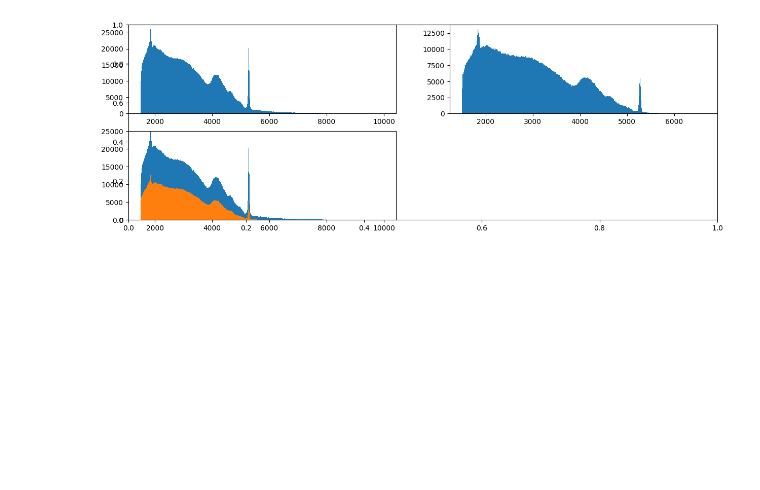
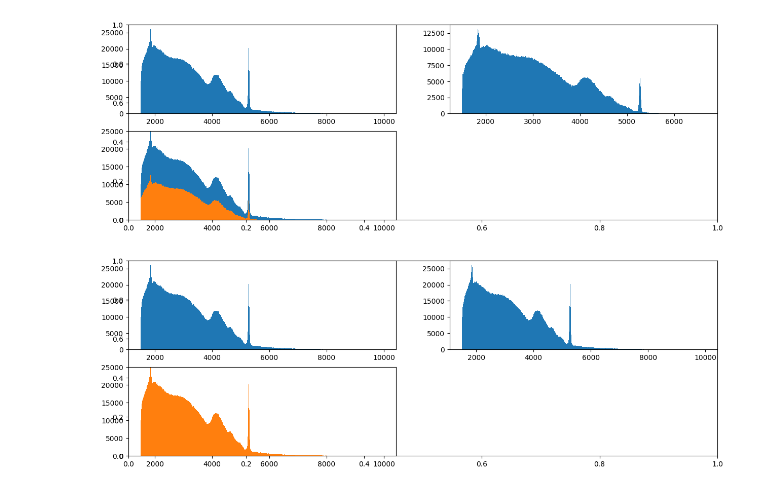
Before and after one commit to NikaSza/Project-116, a Jupyter notebook: elliot-jupyter-notebook.ipynb, the cells around one changed output. Saved outputs shown, nothing was run; the diff lists cells and outputs as text; code cells hidden in the pictures; blank space fills up the shorter version.

Commit message:
Added PlotHelper class

```diff
--- a/elliot-jupyter-notebook.ipynb
+++ b/elliot-jupyter-notebook.ipynb
@@ -149,15 +149,48 @@ class Events:
 
 
         self.df = self.df.query(f"{var} == {boolean}")
+
+class PlotHelper:
+    def __init__(self, events):
+        self.events = events        # Takes in an Events object so PlotHelper can access its data
+
+    def draw_plots(self):
+        '''Placeholder function, all of this will be replaced'''
+        arr_before = events.original_df[events.base_var]
+        arr_after = events.df[events.base_var]
+
+        plt.subplots(figsize=(15, 5))
+        plt.subplot(2,2,1)
+        plt_before = plt.hist(arr_before, bins=500)
+
+        plt.subplot(2,2,2)
+        plt_after = plt.hist(arr_after, bins=500)
+
+        plt.subplot(2,2,3)
+        plt_before = plt.hist(arr_before, bins=500)
+        plt_after = plt.hist(arr_after, bins=500)
+
+        plt.ylim(0,25000)
+
+        plt.show()
 # %%
 import uproot
 import matplotlib.pyplot as plt
 import pandas as pd
 
 file = uproot.open('data/00385270_00000001_1.dvntuple.root')
 
 event_tree = file[file.keys()[1]]
 
 events = Events(event_tree, "B0_MM")    # Create an events object with base variable B0_MM
+plots = PlotHelper(events)
 
+events.variables = ["B0_L0Global_TOS", "B0_P"]
 events.create_dataframe()
+
+events.filter_rows_range("B0_P", 35000, 300000)
+events.filter_rows_bool("B0_L0Global_TOS", True)
+
+plots.draw_plots()
+# %% [output]
+[figure, added]
```
Also changed, not shown: 1 other file.
